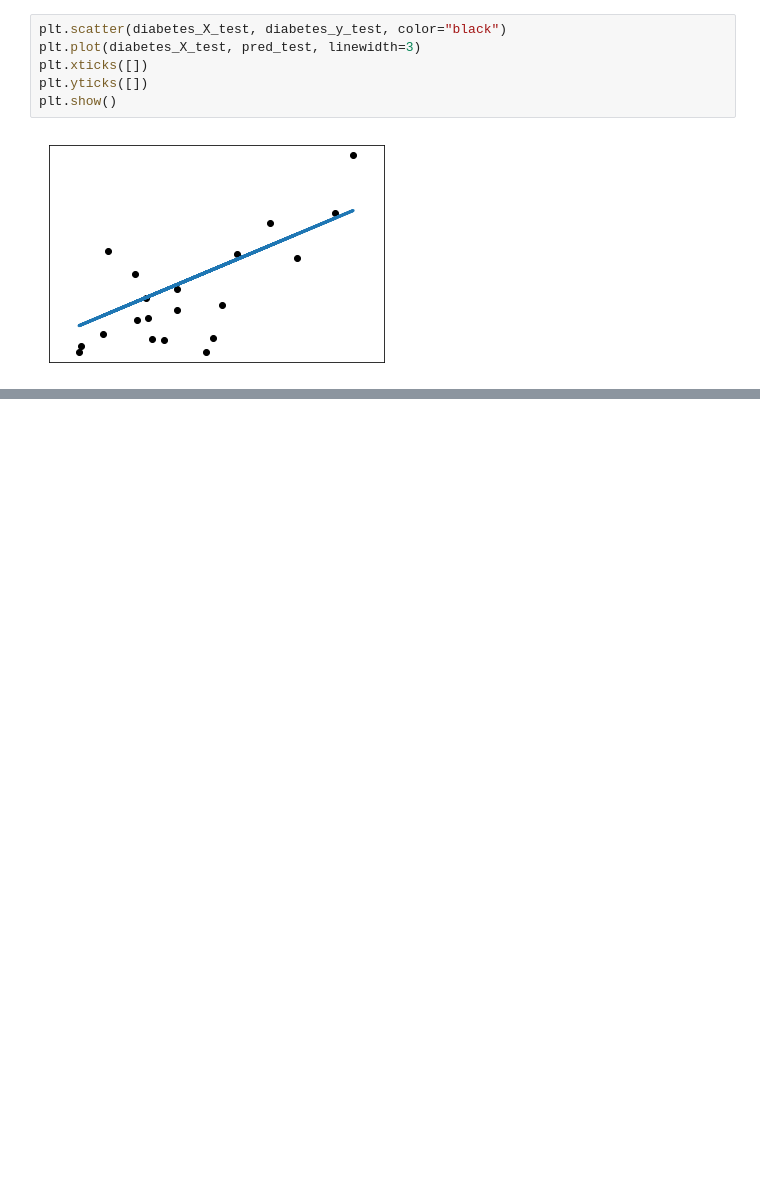
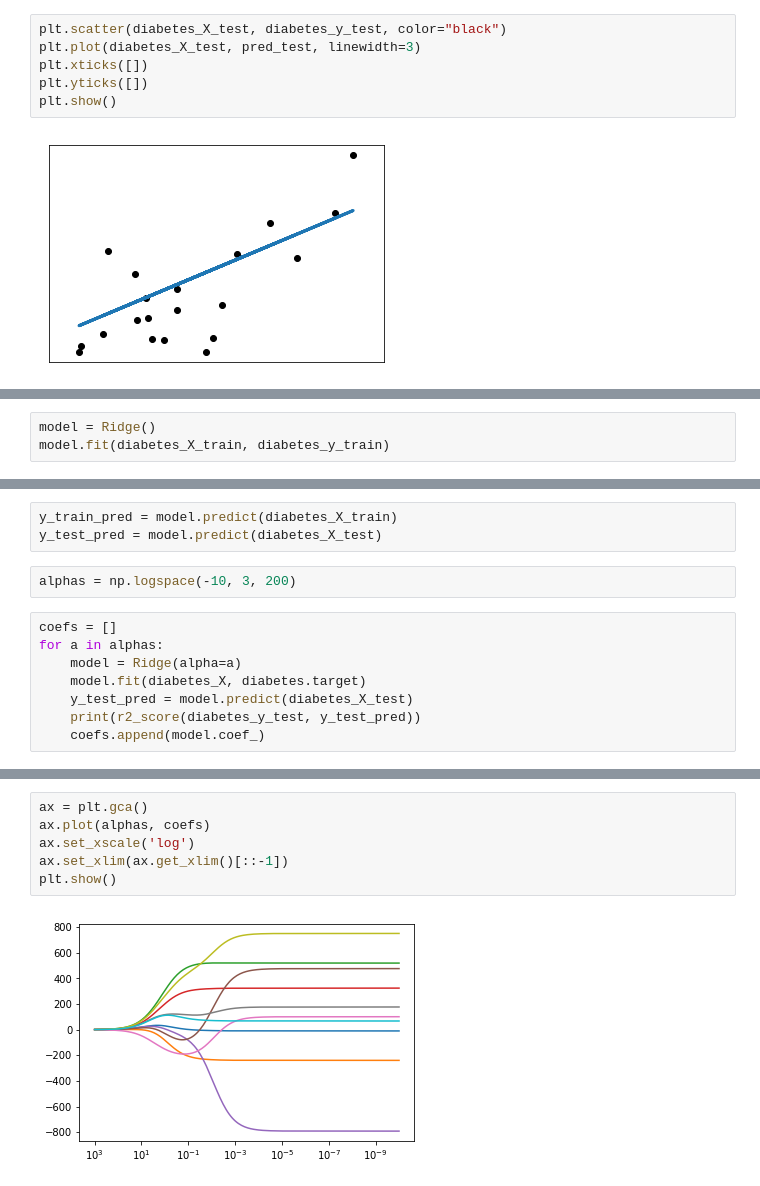
Before and after one commit to MingChen0919/practice-practice-practice, a Jupyter notebook: sklearn-ml.ipynb, the cells around one changed output, grey strips where cells are left out. Drawn from its saved outputs; the diff is of its cells as text; blank space fills up the shorter version.

```diff
--- a/sklearn-ml.ipynb
+++ b/sklearn-ml.ipynb
@@ -34,0 +44,3 @@ plt.show()
+# %%
+model = Ridge()
+model.fit(diabetes_X_train, diabetes_y_train)
@@ -34,0 +50,13 @@ plt.show()
+# %%
+y_train_pred = model.predict(diabetes_X_train)
+y_test_pred = model.predict(diabetes_X_test)
+# %%
+alphas = np.logspace(-10, 3, 200)
+# %%
+coefs = []
+for a in alphas:
+    model = Ridge(alpha=a)
+    model.fit(diabetes_X, diabetes.target)
+    y_test_pred = model.predict(diabetes_X_test)
+    print(r2_score(diabetes_y_test, y_test_pred))
+    coefs.append(model.coef_)
@@ -34,0 +81,8 @@ plt.show()
+# %%
+ax = plt.gca()
+ax.plot(alphas, coefs)
+ax.set_xscale('log')
+ax.set_xlim(ax.get_xlim()[::-1])
+plt.show()
+# %% [output]
+[figure, added]
```
Also changed, not shown: parts of 5 cells of this notebook.
